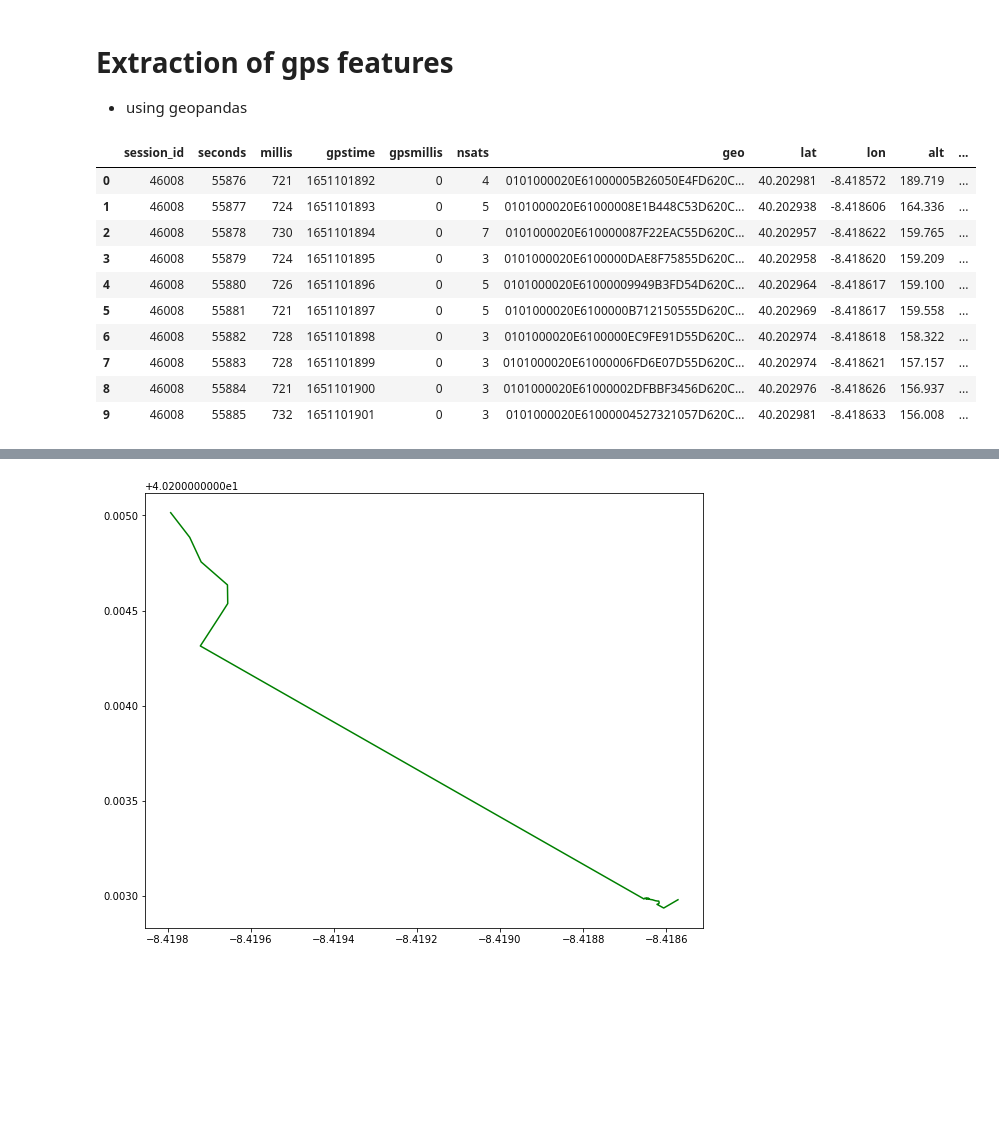
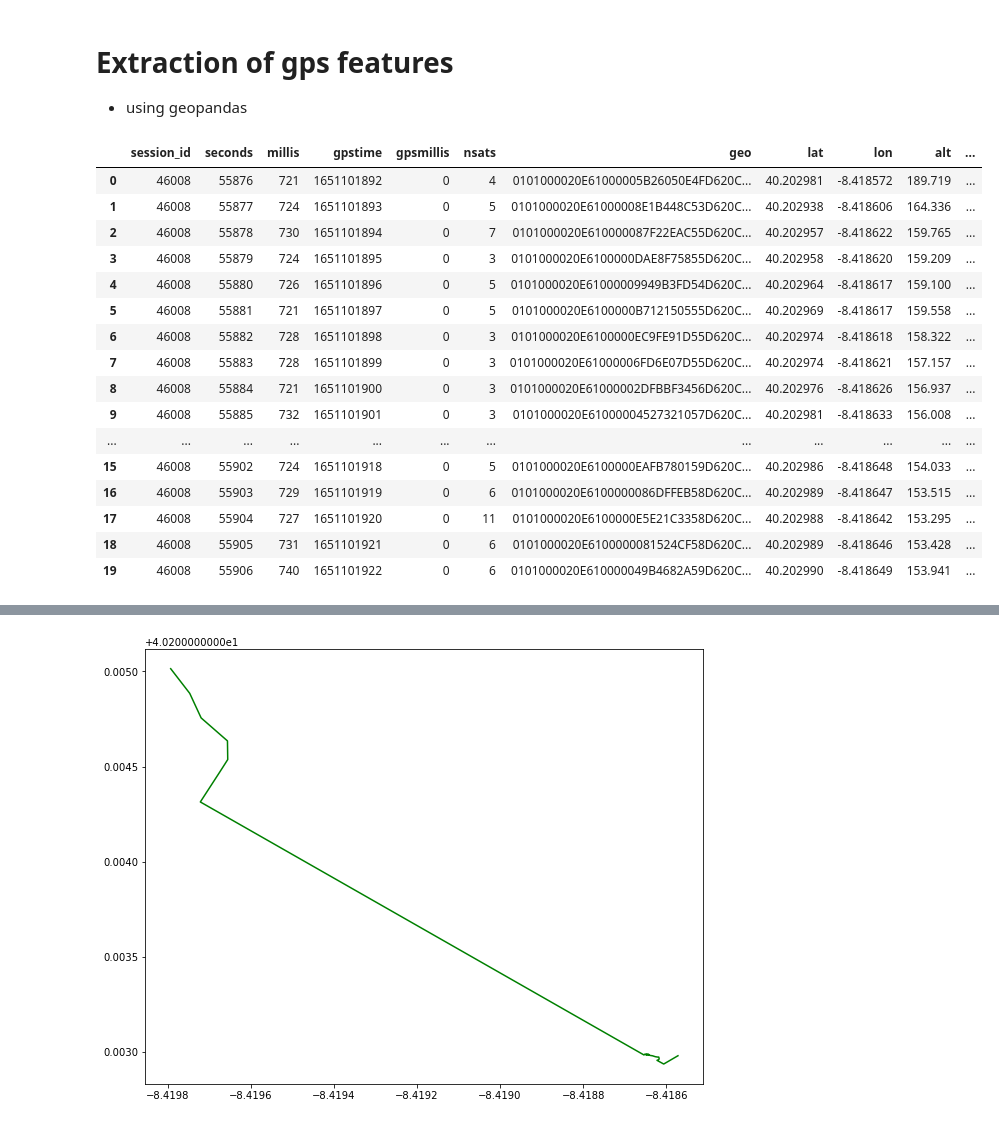
Before and after one commit to AlvarSML/AmbientIntelligence_Coimbra22, a Jupyter notebook: Pipeline.ipynb, the cells around one changed output, grey strips where cells are left out. Cells and saved outputs as stored; diff of their text form; code cells hidden in the pictures; blank space fills up the shorter version.

```diff
--- a/Pipeline.ipynb
+++ b/Pipeline.ipynb
@@ -156,16 +232,22 @@ df_win.head()
 # Extraction of gps features
 - using geopandas
 # %%
-gps.head(10)
+gps.head(20)
 # %% [output]
 |  | session_id | seconds | millis | gpstime | gpsmillis | nsats | geo | lat | lon | alt | ... |
 | 0 | 46008 | 55876 | 721 | 1651101892 | 0 | 4 | 0101000020E61000005B26050E4FD620C... | 40.202981 | -8.418572 | 189.719 | ... |
 | 1 | 46008 | 55877 | 724 | 1651101893 | 0 | 5 | 0101000020E61000008E1B448C53D620C... | 40.202938 | -8.418606 | 164.336 | ... |
 | 2 | 46008 | 55878 | 730 | 1651101894 | 0 | 7 | 0101000020E610000087F22EAC55D620C... | 40.202957 | -8.418622 | 159.765 | ... |
 | 3 | 46008 | 55879 | 724 | 1651101895 | 0 | 3 | 0101000020E6100000DAE8F75855D620C... | 40.202958 | -8.418620 | 159.209 | ... |
 | 4 | 46008 | 55880 | 726 | 1651101896 | 0 | 5 | 0101000020E61000009949B3FD54D620C... | 40.202964 | -8.418617 | 159.100 | ... |
 | 5 | 46008 | 55881 | 721 | 1651101897 | 0 | 5 | 0101000020E6100000B712150555D620C... | 40.202969 | -8.418617 | 159.558 | ... |
 | 6 | 46008 | 55882 | 728 | 1651101898 | 0 | 3 | 0101000020E6100000EC9FE91D55D620C... | 40.202974 | -8.418618 | 158.322 | ... |
 | 7 | 46008 | 55883 | 728 | 1651101899 | 0 | 3 | 0101000020E61000006FD6E07D55D620C... | 40.202974 | -8.418621 | 157.157 | ... |
 | 8 | 46008 | 55884 | 721 | 1651101900 | 0 | 3 | 0101000020E61000002DFBBF3456D620C... | 40.202976 | -8.418626 | 156.937 | ... |
 | 9 | 46008 | 55885 | 732 | 1651101901 | 0 | 3 | 0101000020E61000004527321057D620C... | 40.202981 | -8.418633 | 156.008 | ... |
+| ... | ... | ... | ... | ... | ... | ... | ... | ... | ... | ... | ... |
+| 15 | 46008 | 55902 | 724 | 1651101918 | 0 | 5 | 0101000020E6100000EAFB780159D620C... | 40.202986 | -8.418648 | 154.033 | ... |
+| 16 | 46008 | 55903 | 729 | 1651101919 | 0 | 6 | 0101000020E6100000086DFFEB58D620C... | 40.202989 | -8.418647 | 153.515 | ... |
+| 17 | 46008 | 55904 | 727 | 1651101920 | 0 | 11 | 0101000020E6100000E5E21C3358D620C... | 40.202988 | -8.418642 | 153.295 | ... |
+| 18 | 46008 | 55905 | 731 | 1651101921 | 0 | 6 | 0101000020E6100000081524CF58D620C... | 40.202989 | -8.418646 | 153.428 | ... |
+| 19 | 46008 | 55906 | 740 | 1651101922 | 0 | 6 | 0101000020E610000049B4682A59D620C... | 40.202990 | -8.418649 | 153.941 | ... |
```
Also changed, not shown: parts of 20 cells of this notebook, 2 other files.
